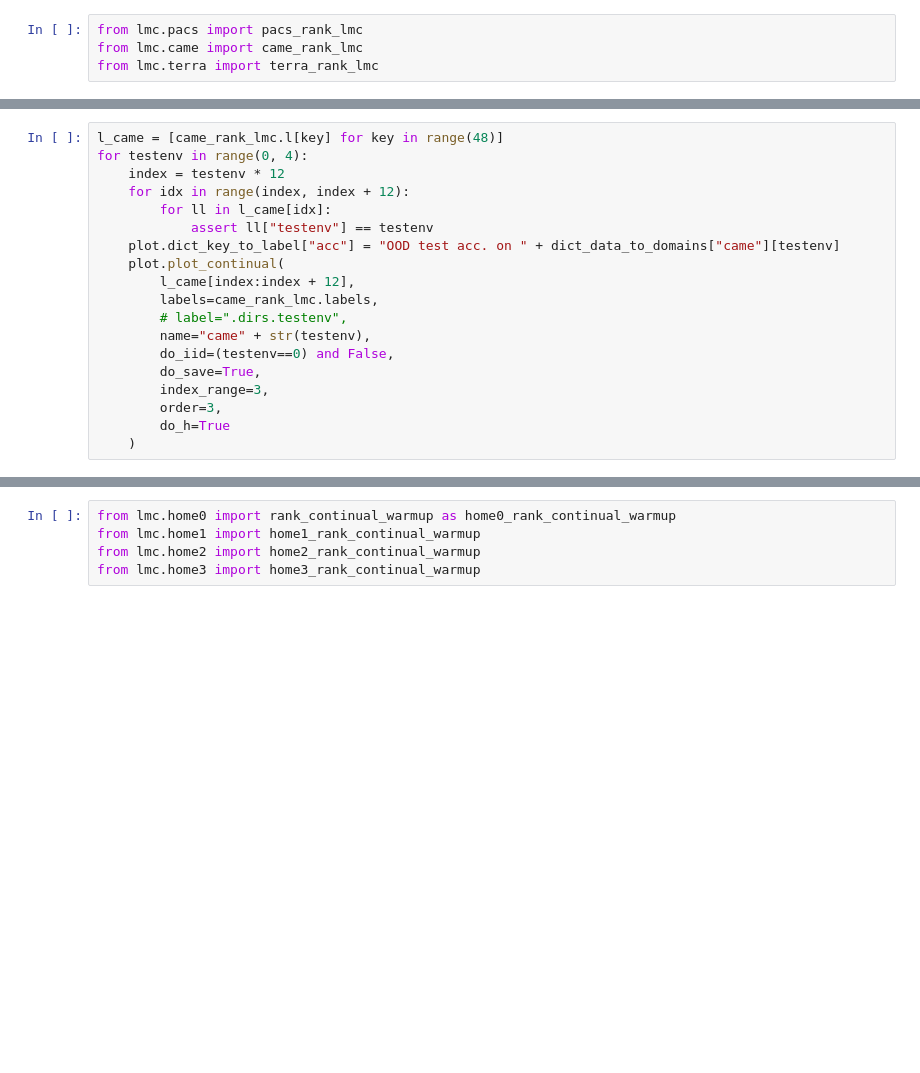
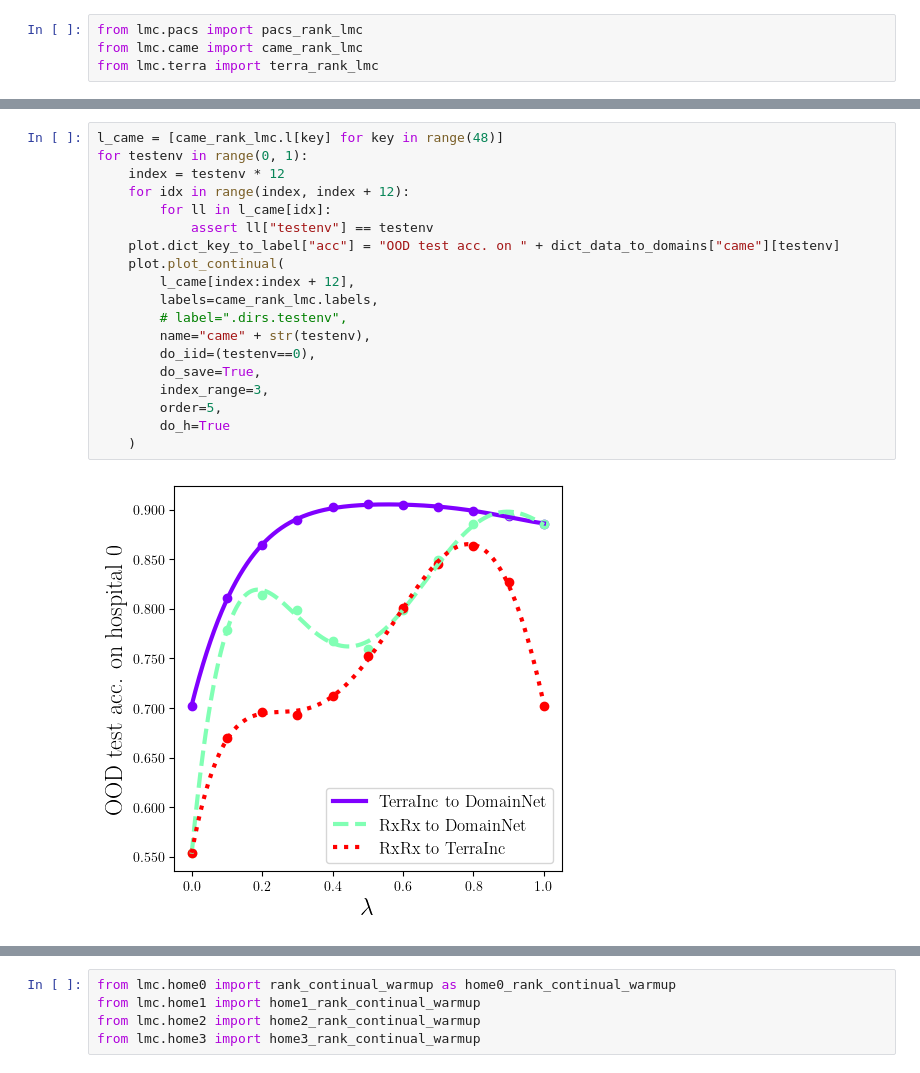
Before and after one commit to alexrame/domainbedv2, a Jupyter notebook: notebooks/recycling/lmcs.ipynb, the cells around one changed output, grey strips where cells are left out. Saved outputs shown, nothing was run; the diff lists cells and outputs as text; blank space fills up the shorter version.

```diff
--- a/notebooks/recycling/lmcs.ipynb
+++ b/notebooks/recycling/lmcs.ipynb
@@ -87,19 +64,21 @@ for testenv in range(0, 1):
 # %%
 l_came = [came_rank_lmc.l[key] for key in range(48)]
-for testenv in range(0, 4):
+for testenv in range(0, 1):
     index = testenv * 12
     for idx in range(index, index + 12):
         for ll in l_came[idx]:
             assert ll["testenv"] == testenv
     plot.dict_key_to_label["acc"] = "OOD test acc. on " + dict_data_to_domains["came"][testenv]
     plot.plot_continual(
         l_came[index:index + 12],
         labels=came_rank_lmc.labels,
         # label=".dirs.testenv",
         name="came" + str(testenv),
-        do_iid=(testenv==0) and False,
+        do_iid=(testenv==0),
         do_save=True,
         index_range=3,
-        order=3,
+        order=5,
         do_h=True
     )
+# %% [output]
+[figure, added]
```
Also changed, not shown: parts of 12 cells of this notebook, 5 other files.
